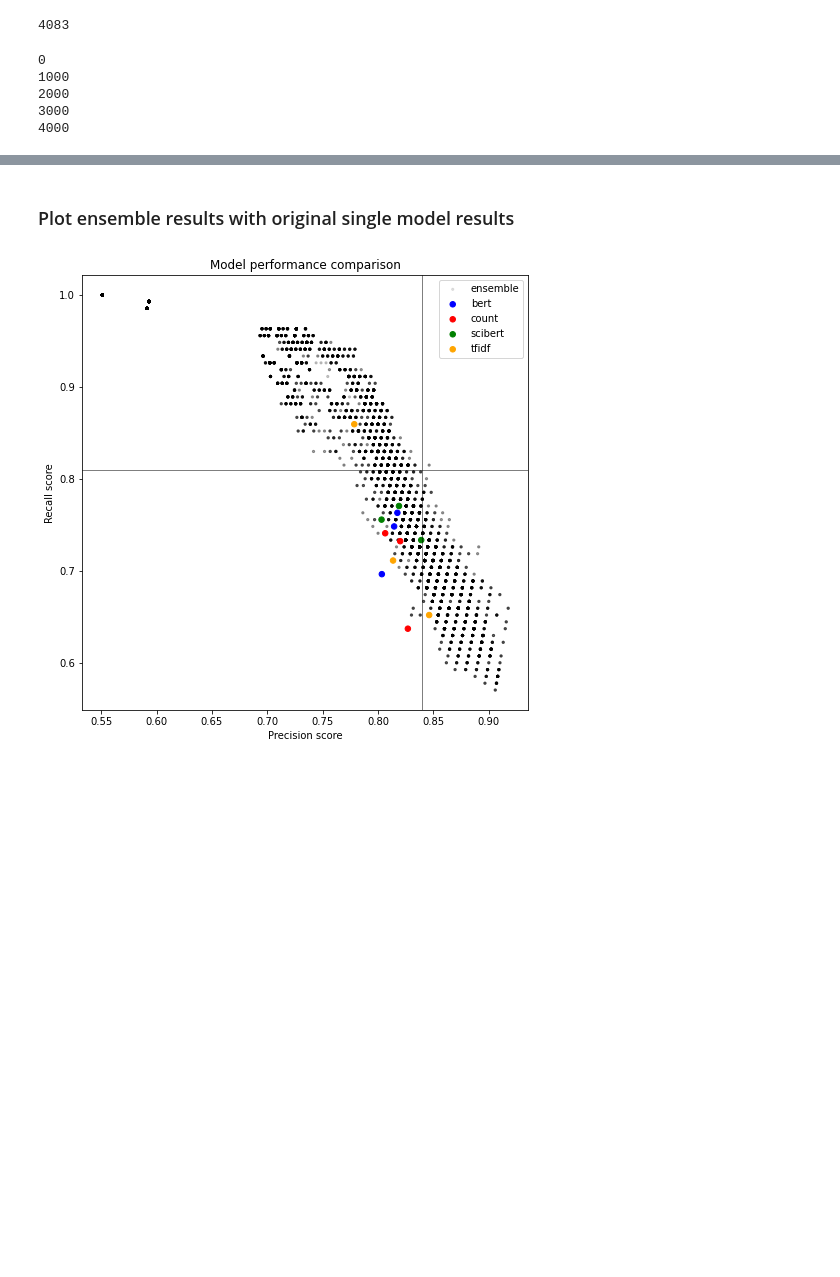
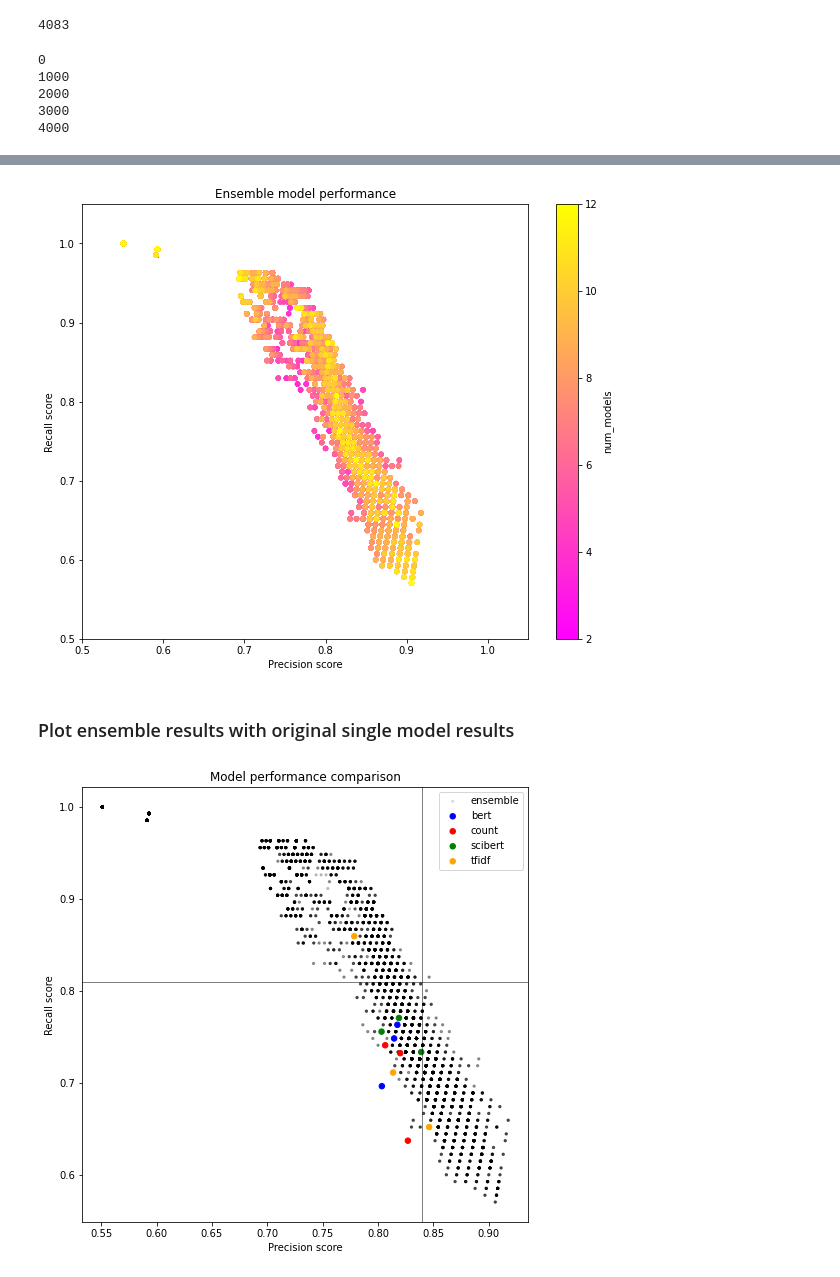
Before and after one commit to wellcometrust/nutrition-labels, a Jupyter notebook: notebooks/Ensemble parameter exploration.ipynb, the cells around one changed output, grey strips where cells are left out. Saved outputs shown, nothing was run; the diff lists cells and outputs as text; code cells hidden in the pictures; blank space fills up the shorter version.

```diff
--- a/notebooks/Ensemble parameter exploration.ipynb
+++ b/notebooks/Ensemble parameter exploration.ipynb
@@ -189,3 +211,20 @@ all_combos_scores_df = pd.DataFrame(all_combos_scores)
+# %%
+axis_lims = (0.5, 1.05)
+all_combos_scores_df.plot.scatter(
+    'precision_score',
+    'recall_score',
+    figsize=(10,8),
+    c='num_models',
+    colormap="spring",
+    sharex=False,
+    xlim=axis_lims,
+    ylim=axis_lims,
+    title='Ensemble model performance',
+    xlabel='Precision score',
+    ylabel='Recall score'
+);
+# %% [output]
+[figure, added]
 # %% [markdown]
 ### Plot ensemble results with original single model results
 # %%
```
Also changed, not shown: parts of 13 cells of this notebook.
